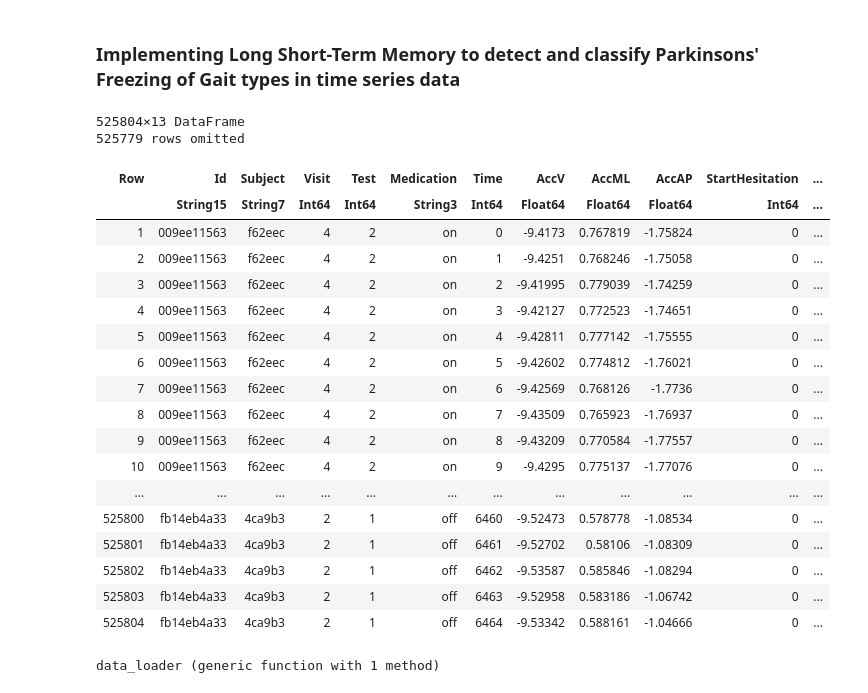
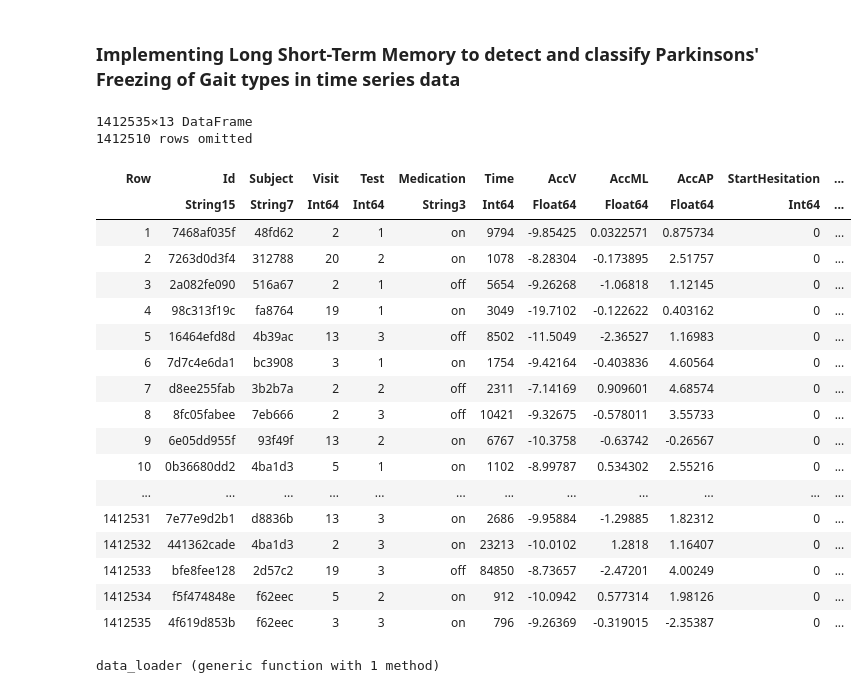
Before and after one commit to szakacsl/parkinson_fog, a Jupyter notebook: lstm.ipynb, the cells around one changed output. Cells and saved outputs as stored; diff of their text form; code cells hidden in the pictures.

```diff
--- a/lstm.ipynb
+++ b/lstm.ipynb
@@ -24,24 +28,26 @@ using ResumableFunctions
-# %%
-parkinson_train = CSV.read("./filtered_data.csv", DataFrame)
-# %% [output]
-525804×13 DataFrame
-525779 rows omitted
-| Row | Id | Subject | Visit | Test | Medication | Time | AccV | AccML | AccAP | StartHesitation | ... |
-|  | String15 | String7 | Int64 | Int64 | String3 | Int64 | Float64 | Float64 | Float64 | Int64 | ... |
-| 1 | 009ee11563 | f62eec | 4 | 2 | on | 0 | -9.4173 | 0.767819 | -1.75824 | 0 | ... |
-| 2 | 009ee11563 | f62eec | 4 | 2 | on | 1 | -9.4251 | 0.768246 | -1.75058 | 0 | ... |
-| 3 | 009ee11563 | f62eec | 4 | 2 | on | 2 | -9.41995 | 0.779039 | -1.74259 | 0 | ... |
-| 4 | 009ee11563 | f62eec | 4 | 2 | on | 3 | -9.42127 | 0.772523 | -1.74651 | 0 | ... |
-| 5 | 009ee11563 | f62eec | 4 | 2 | on | 4 | -9.42811 | 0.777142 | -1.75555 | 0 | ... |
-| 6 | 009ee11563 | f62eec | 4 | 2 | on | 5 | -9.42602 | 0.774812 | -1.76021 | 0 | ... |
-| 7 | 009ee11563 | f62eec | 4 | 2 | on | 6 | -9.42569 | 0.768126 | -1.7736 | 0 | ... |
-| 8 | 009ee11563 | f62eec | 4 | 2 | on | 7 | -9.43509 | 0.765923 | -1.76937 | 0 | ... |
-| 9 | 009ee11563 | f62eec | 4 | 2 | on | 8 | -9.43209 | 0.770584 | -1.77557 | 0 | ... |
-| 10 | 009ee11563 | f62eec | 4 | 2 | on | 9 | -9.4295 | 0.775137 | -1.77076 | 0 | ... |
-| ... | ... | ... | ... | ... | ... | ... | ... | ... | ... | ... | ... |
-| 525800 | fb14eb4a33 | 4ca9b3 | 2 | 1 | off | 6460 | -9.52473 | 0.578778 | -1.08534 | 0 | ... |
-| 525801 | fb14eb4a33 | 4ca9b3 | 2 | 1 | off | 6461 | -9.52702 | 0.58106 | -1.08309 | 0 | ... |
-| 525802 | fb14eb4a33 | 4ca9b3 | 2 | 1 | off | 6462 | -9.53587 | 0.585846 | -1.08294 | 0 | ... |
-| 525803 | fb14eb4a33 | 4ca9b3 | 2 | 1 | off | 6463 | -9.52958 | 0.583186 | -1.06742 | 0 | ... |
-| 525804 | fb14eb4a33 | 4ca9b3 | 2 | 1 | off | 6464 | -9.53342 | 0.588161 | -1.04666 | 0 | ... |
+# %%
+parkinson_train = CSV.read("./train_data.csv", DataFrame)
+parkinson_validation = CSV.read("./validation_data.csv", DataFrame)
+parkinson_test = CSV.read("./test_data.csv", DataFrame)
+# %% [output]
+1412535×13 DataFrame
+1412510 rows omitted
+| Row | Id | Subject | Visit | Test | Medication | Time | AccV | AccML | AccAP | StartHesitation | ... |
+|  | String15 | String7 | Int64 | Int64 | String3 | Int64 | Float64 | Float64 | Float64 | Int64 | ... |
+| 1 | 7468af035f | 48fd62 | 2 | 1 | on | 9794 | -9.85425 | 0.0322571 | 0.875734 | 0 | ... |
+| 2 | 7263d0d3f4 | 312788 | 20 | 2 | on | 1078 | -8.28304 | -0.173895 | 2.51757 | 0 | ... |
+| 3 | 2a082fe090 | 516a67 | 2 | 1 | off | 5654 | -9.26268 | -1.06818 | 1.12145 | 0 | ... |
+| 4 | 98c313f19c | fa8764 | 19 | 1 | on | 3049 | -19.7102 | -0.122622 | 0.403162 | 0 | ... |
+| 5 | 16464efd8d | 4b39ac | 13 | 3 | off | 8502 | -11.5049 | -2.36527 | 1.16983 | 0 | ... |
+| 6 | 7d7c4e6da1 | bc3908 | 3 | 1 | on | 1754 | -9.42164 | -0.403836 | 4.60564 | 0 | ... |
+| 7 | d8ee255fab | 3b2b7a | 2 | 2 | off | 2311 | -7.14169 | 0.909601 | 4.68574 | 0 | ... |
+| 8 | 8fc05fabee | 7eb666 | 2 | 3 | off | 10421 | -9.32675 | -0.578011 | 3.55733 | 0 | ... |
+| 9 | 6e05dd955f | 93f49f | 13 | 2 | on | 6767 | -10.3758 | -0.63742 | -0.26567 | 0 | ... |
+| 10 | 0b36680dd2 | 4ba1d3 | 5 | 1 | on | 1102 | -8.99787 | 0.534302 | 2.55216 | 0 | ... |
+| ... | ... | ... | ... | ... | ... | ... | ... | ... | ... | ... | ... |
+| 1412531 | 7e77e9d2b1 | d8836b | 13 | 3 | on | 2686 | -9.95884 | -1.29885 | 1.82312 | 0 | ... |
+| 1412532 | 441362cade | 4ba1d3 | 2 | 3 | on | 23213 | -10.0102 | 1.2818 | 1.16407 | 0 | ... |
+| 1412533 | bfe8fee128 | 2d57c2 | 19 | 3 | off | 84850 | -8.73657 | -2.47201 | 4.00249 | 0 | ... |
+| 1412534 | f5f474848e | f62eec | 5 | 2 | on | 912 | -10.0942 | 0.577314 | 1.98126 | 0 | ... |
+| 1412535 | 4f619d853b | f62eec | 3 | 3 | on | 796 | -9.26369 | -0.319015 | -2.35387 | 0 | ... |
 # %%
```
Also changed, not shown: parts of 12 cells of this notebook, 4 other files.
